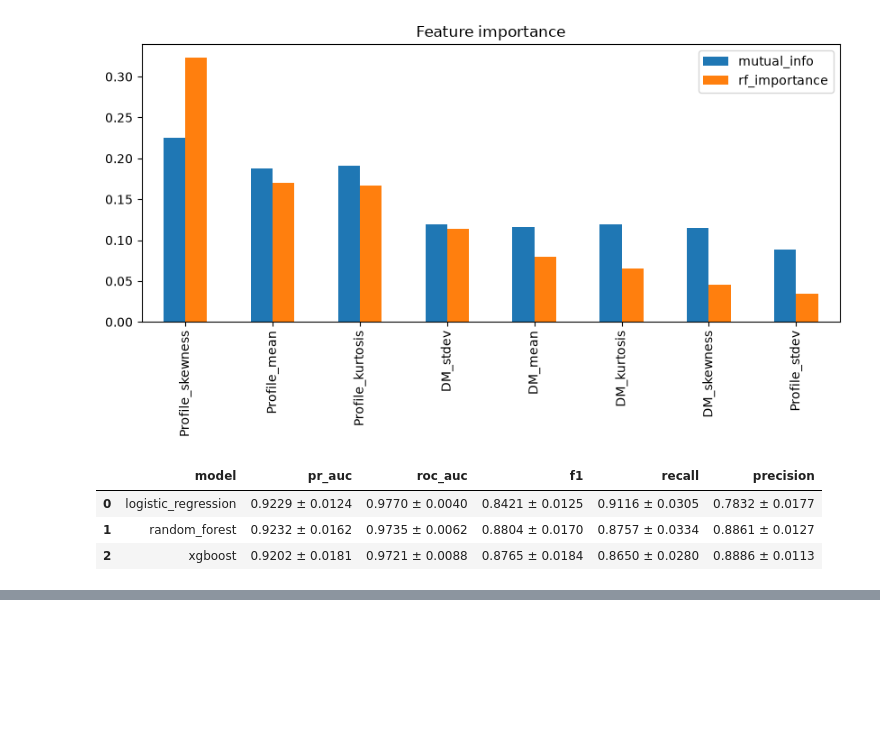
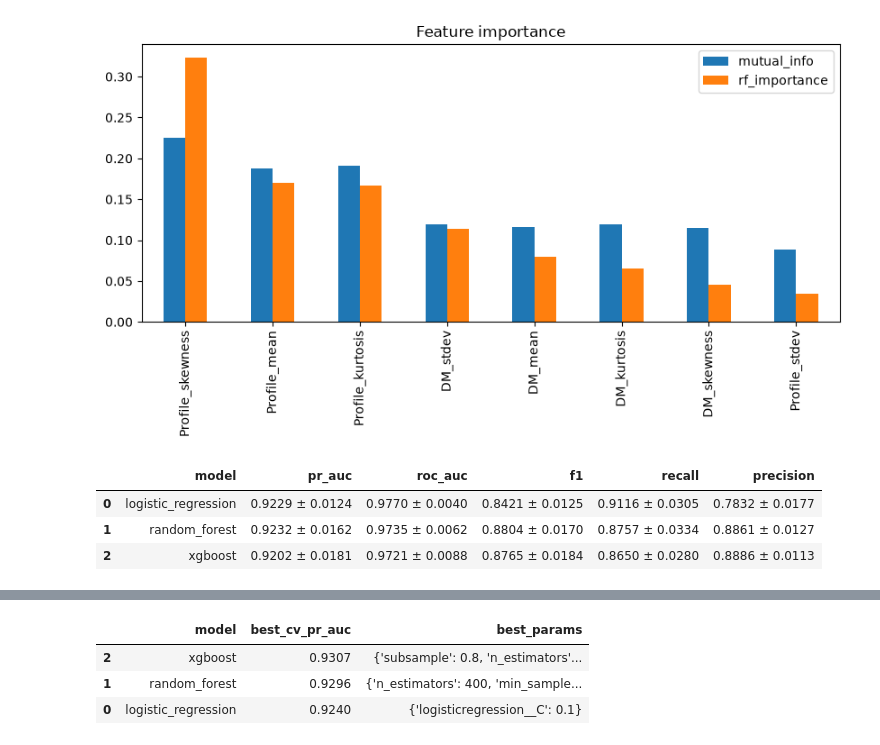
Before and after one commit to Gus-IA/pulsar-candidate-classifier, a Jupyter notebook: notebook.ipynb, the cells around one changed output, grey strips where cells are left out. Drawn from its saved outputs; the diff is of its cells as text; code cells hidden in the pictures; blank space fills up the shorter version.

Commit message:
hyperparameter tuning and decision threshold selection

```diff
--- a/notebook.ipynb
+++ b/notebook.ipynb
@@ -185,0 +189,58 @@ SyntaxError: invalid syntax (618159954.py, line 8)
+# %%
+searches = {
+    "logistic_regression": GridSearchCV(
+        make_pipeline(
+            StandardScaler(),
+            LogisticRegression(max_iter=1000, class_weight="balanced"),
+        ),
+        {"logisticregression__C": [0.01, 0.1, 1, 10, 100]},
+        scoring="average_precision", cv=cv, n_jobs=-1,
+    ),
+    "random_forest": RandomizedSearchCV(
+        RandomForestClassifier(
+            class_weight="balanced", random_state=RANDOM_STATE, n_jobs=1
+        ),
+        {
+            "n_estimators": [200, 400],
+            "max_depth": [None, 8, 16],
+            "min_samples_leaf": [1, 3, 5],
+            "max_features": ["sqrt", 0.5],
+        },
+        n_iter=15, scoring="average_precision", cv=cv, n_jobs=-1,
+        random_state=RANDOM_STATE,
+    ),
+    "xgboost": RandomizedSearchCV(
+        XGBClassifier(
+            scale_pos_weight=neg / pos, eval_metric="logloss",
+            random_state=RANDOM_STATE, n_jobs=1,
+        ),
+        {
+            "n_estimators": [200, 400],
+            "max_depth": [3, 5, 7],
+            "learning_rate": [0.03, 0.1, 0.3],
+            "subsample": [0.8, 1.0],
+            "colsample_bytree": [0.8, 1.0],
+        },
+        n_iter=20, scoring="average_precision", cv=cv, n_jobs=-1,
+        random_state=RANDOM_STATE,
+    ),
+}
+
+tuned, rows = {}, []
+for name, search in searches.items():
+    search.fit(X, y)
+    tuned[name] = search.best_estimator_
+    rows.append({
+        "model": name,
+        "best_cv_pr_auc": round(search.best_score_, 4),
+        "best_params": search.best_params_,
+    })
+
+tuning_results = pd.DataFrame(rows).sort_values("best_cv_pr_auc", ascending=False)
+pd.set_option("display.max_colwidth", None)
+tuning_results
+# %% [output]
+|  | model | best_cv_pr_auc | best_params |
+| 2 | xgboost | 0.9307 | {'subsample': 0.8, 'n_estimators'... |
+| 1 | random_forest | 0.9296 | {'n_estimators': 400, 'min_sample... |
+| 0 | logistic_regression | 0.9240 | {'logisticregression__C': 0.1} |
```
Also changed, not shown: parts of 5 cells of this notebook.
